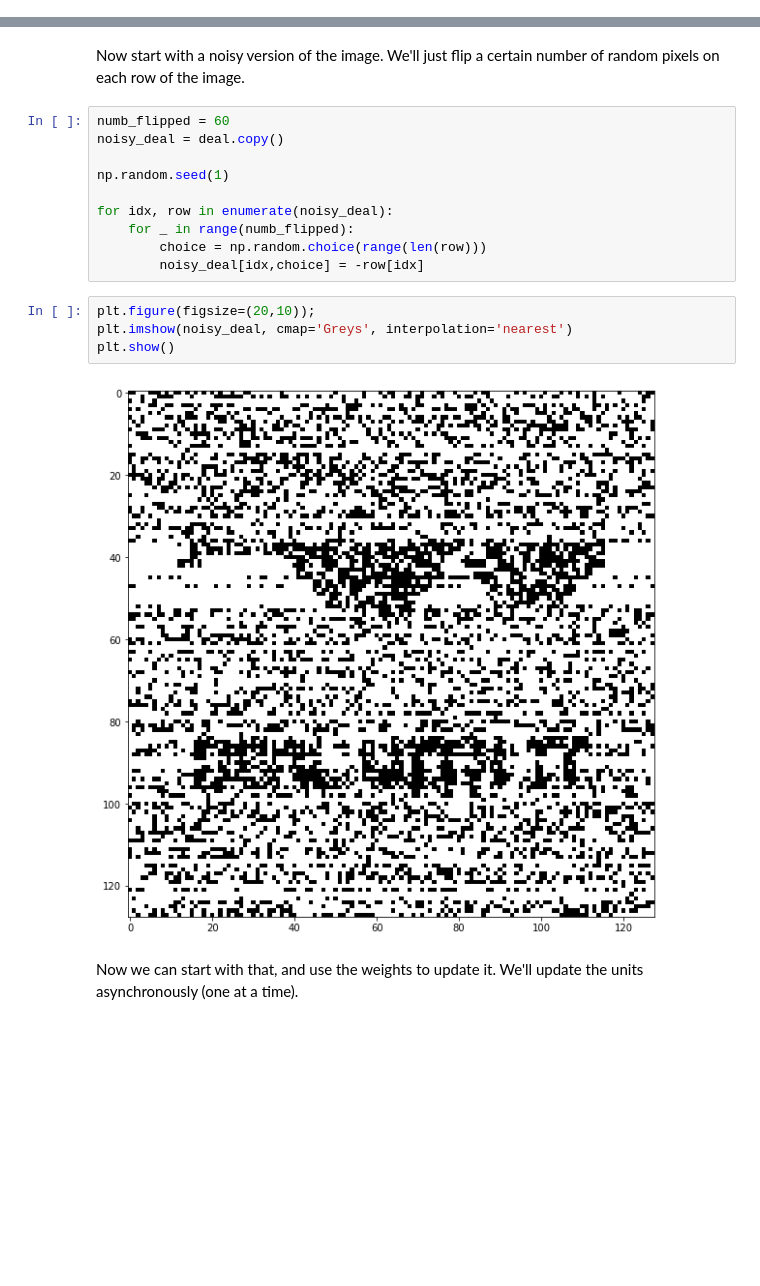
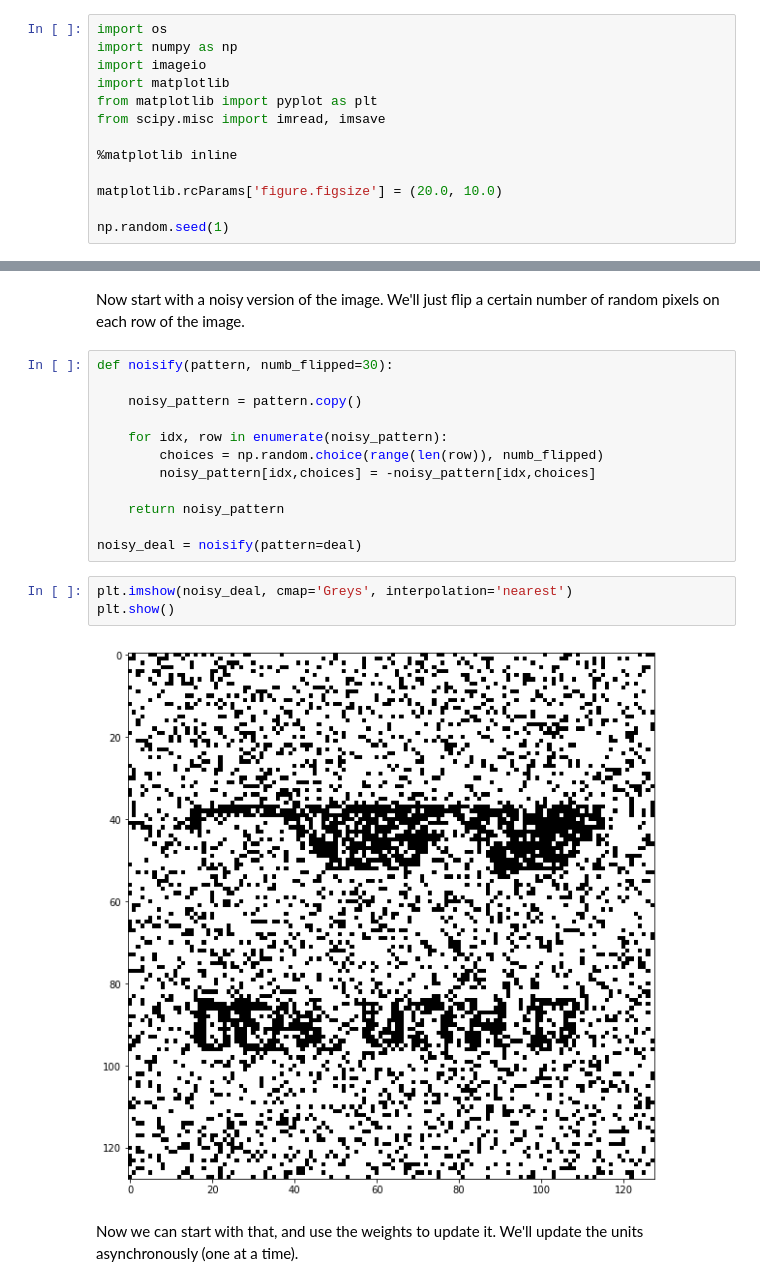
Before and after one commit to drussellmrichie/hopfield_network, a Jupyter notebook: Hopfield Network of memes.ipynb, the cells around one changed output, grey strips where cells are left out. Saved outputs shown, nothing was run; the diff lists cells and outputs as text; blank space fills up the shorter version.

```diff
--- a/Hopfield Network of memes.ipynb
+++ b/Hopfield Network of memes.ipynb
@@ -13,3 +5,16 @@ import os
+# %%
+import os
+import numpy as np
+import imageio
+import matplotlib
+from matplotlib import pyplot as plt
+from scipy.misc import imread, imsave
+
+%matplotlib inline
+
+matplotlib.rcParams['figure.figsize'] = (20.0, 10.0)
+
+np.random.seed(1)
 # %% [markdown]
 Let's load in a meme. I'm partial to ['Deal with it'](https://a1.memecaptain.com/src_thumbs/22990.jpg).
 # %%
@@ -91,22 +94,23 @@ array([[ 0.,  1.,  1.,  1.,  1.],
        [ 1.,  1.,  1.,  1.,  0.]])
 # %% [markdown]
 Now start with a noisy version of the image. We'll just flip a certain number of random pixels on each row of the image.
-# %%
-numb_flipped = 60
-noisy_deal = deal.copy()
-
-np.random.seed(1)
-
-for idx, row in enumerate(noisy_deal):
-    for _ in range(numb_flipped):
-        choice = np.random.choice(range(len(row)))
-        noisy_deal[idx,choice] = -row[idx]
+# %%
+def noisify(pattern, numb_flipped=30):
+
+    noisy_pattern = pattern.copy()
+
+    for idx, row in enumerate(noisy_pattern):
+        choices = np.random.choice(range(len(row)), numb_flipped)
+        noisy_pattern[idx,choices] = -noisy_pattern[idx,choices]
+
+    return noisy_pattern
+
+noisy_deal = noisify(pattern=deal)
 # %%
-plt.figure(figsize=(20,10));
 plt.imshow(noisy_deal, cmap='Greys', interpolation='nearest')
 plt.show()
 # %% [output]
-[figure, old version]
+[figure, new version]
 # %% [markdown]
 Now we can start with that, and use the weights to update it. We'll update the units asynchronously (one at a time).
 # %%
```
Also changed, not shown: parts of 36 cells of this notebook.
